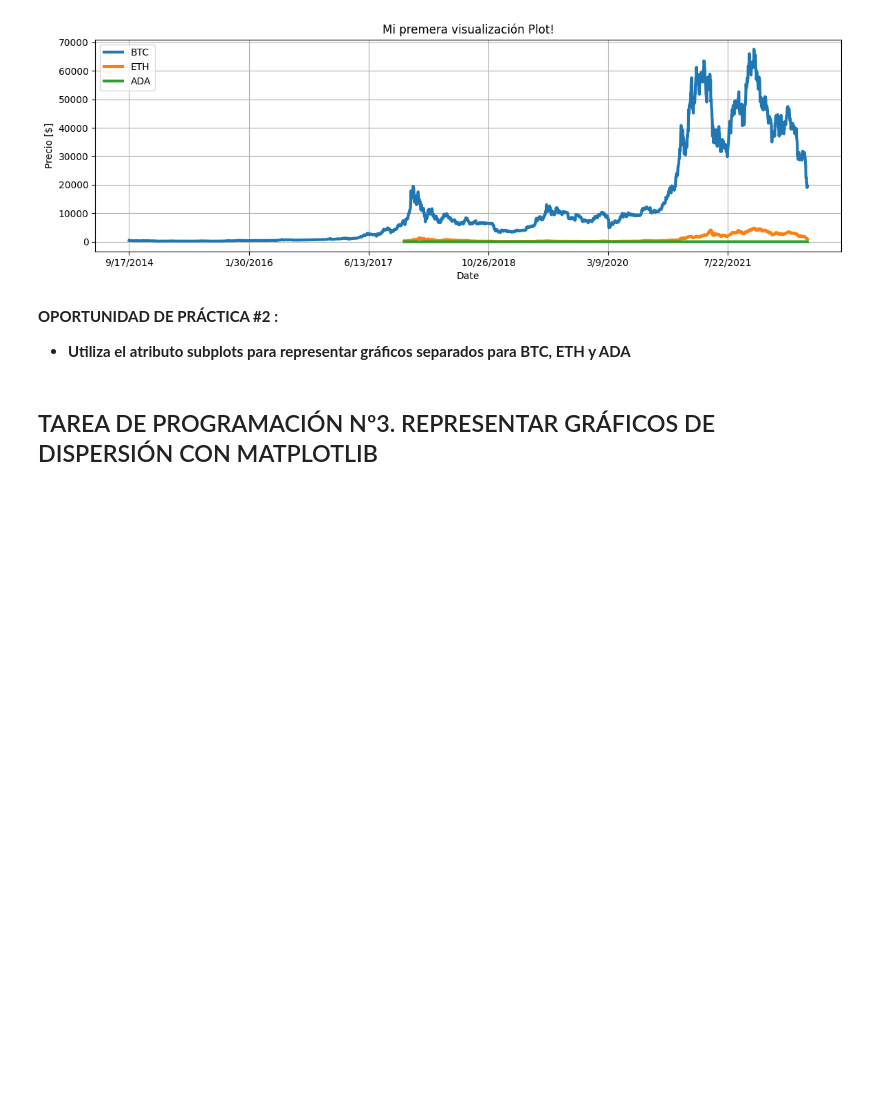
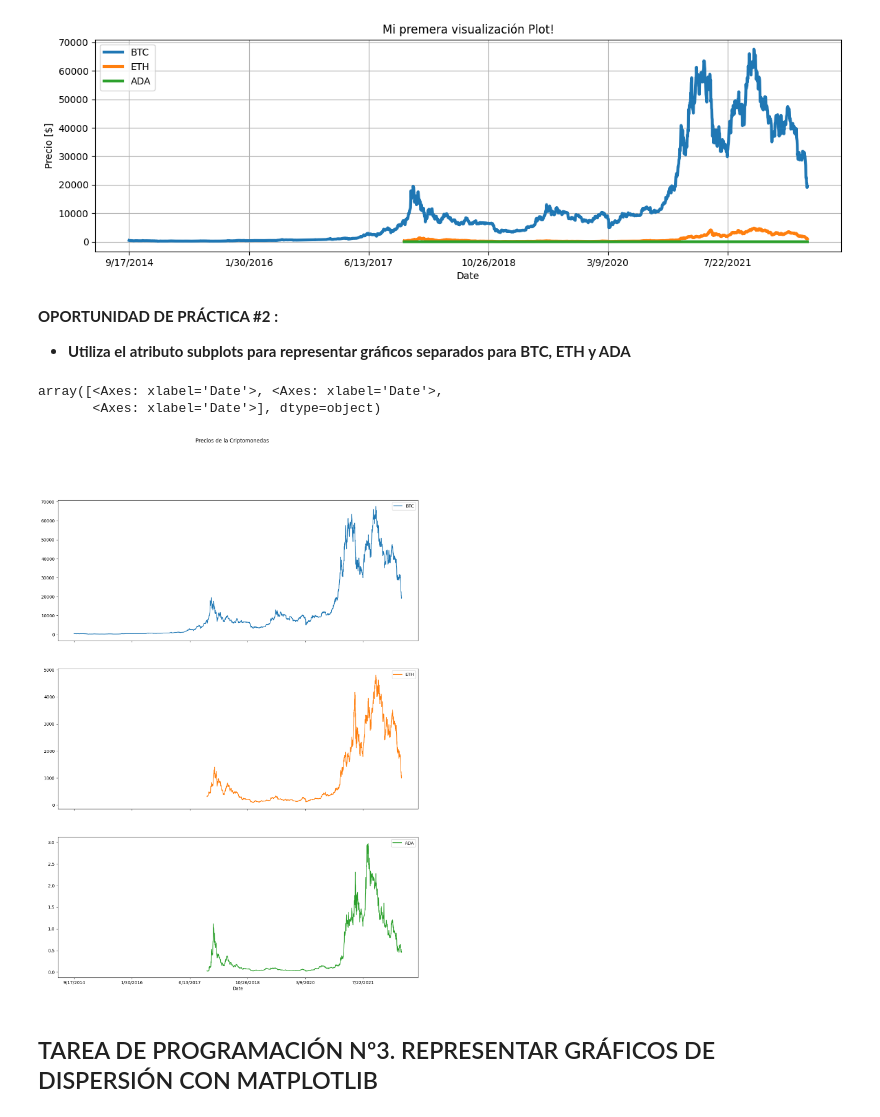
Before and after one commit to SandrAlzate/CV, a Jupyter notebook: Visualización_de_datos_IA.ipynb, the cells around one changed output. Cells and saved outputs as stored; diff of their text form; code cells hidden in the pictures; blank space fills up the shorter version.

```diff
--- a/Visualización_de_datos_IA.ipynb
+++ b/Visualización_de_datos_IA.ipynb
@@ -97,6 +97,12 @@ plt.grid()
 # %% [markdown]
 **OPORTUNIDAD DE PRÁCTICA #2 :**
 - **Utiliza el atributo subplots para representar gráficos separados para BTC, ETH y ADA**
+# %%
+invetario_df.plot(x = 'Date', title = "Precios de la Criptomonedas", subplots = True, figsize= (15,20) )
+# %% [output]
+array([<Axes: xlabel='Date'>, <Axes: xlabel='Date'>,
+       <Axes: xlabel='Date'>], dtype=object)
+[figure, added]
 # %% [markdown]
 ## TAREA DE PROGRAMACIÓN Nº3. REPRESENTAR GRÁFICOS DE DISPERSIÓN CON MATPLOTLIB
 # %%
```
Also changed, not shown: parts of 16 cells of this notebook.
